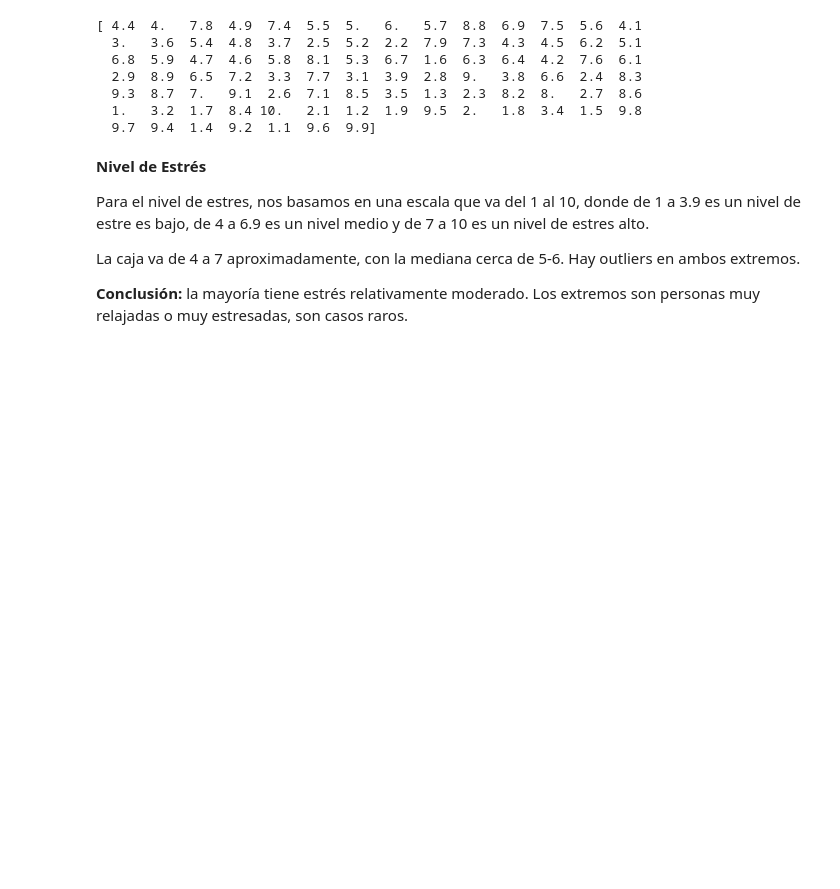
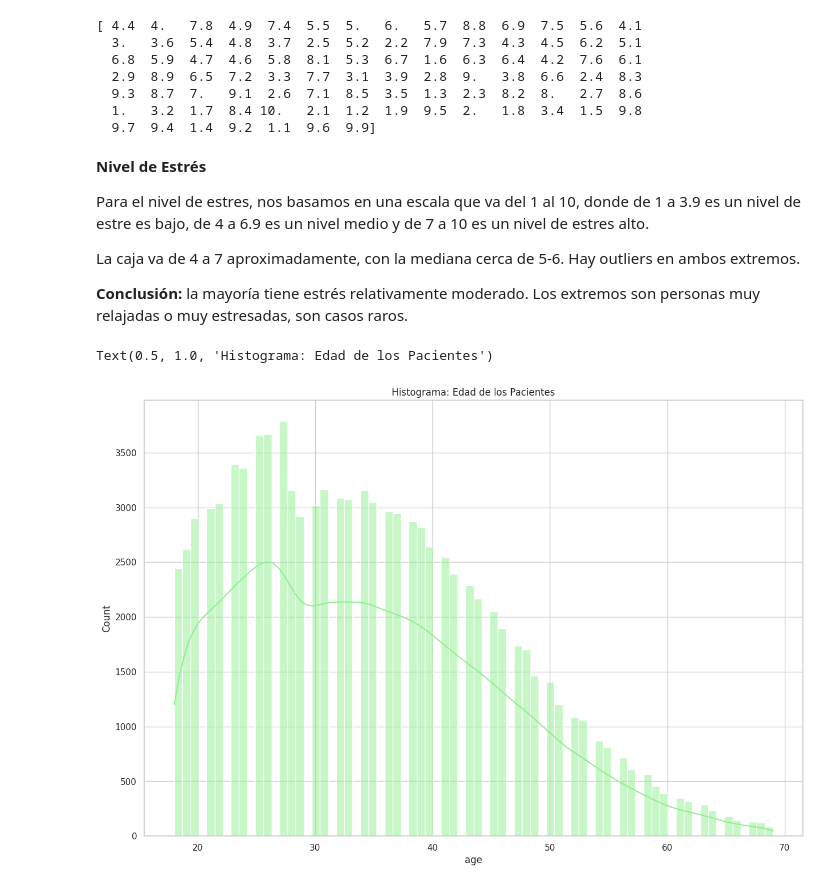
Before and after one commit to R3vival/Intro_Ciencia_De_Datos_Trabajo, a Jupyter notebook: Trabajo_Final_Intro_DC.ipynb, the cells around one changed output. Drawn from its saved outputs; the diff is of its cells as text; code cells hidden in the pictures; blank space fills up the shorter version.

```diff
--- a/Trabajo_Final_Intro_DC.ipynb
+++ b/Trabajo_Final_Intro_DC.ipynb
@@ -252,3 +252,11 @@ Para el nivel de estres, nos basamos en una escala que va del 1 al 10, donde de
 La caja va de 4 a 7 aproximadamente, con la mediana cerca de 5-6. Hay outliers en ambos extremos.
 
 **Conclusión:** la mayoría tiene estrés relativamente moderado. Los extremos son personas muy relajadas o muy estresadas, son casos raros.
+# %%
+fig, axes = plt.subplots(figsize=(15, 10))
+
+sns.histplot(df['age'], kde=True, ax=axes, color='lightgreen')
+axes.set_title('Histograma: Edad de los Pacientes')
+# %% [output]
+Text(0.5, 1.0, 'Histograma: Edad de los Pacientes')
+[figure, added]
```
Also changed, not shown: parts of 7 cells of this notebook.
